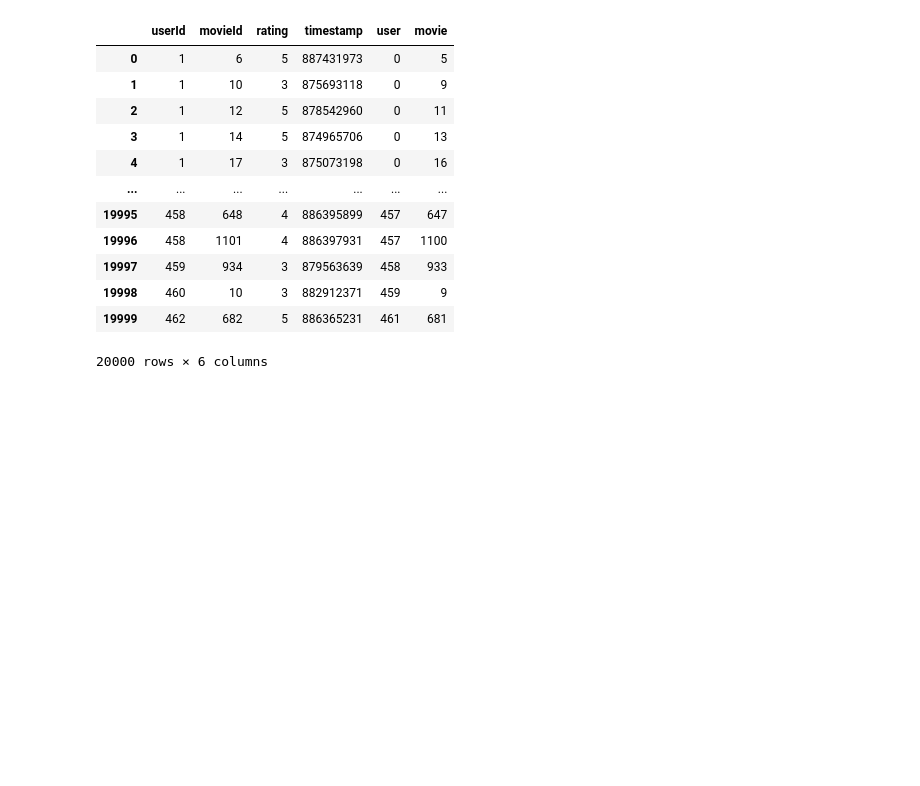
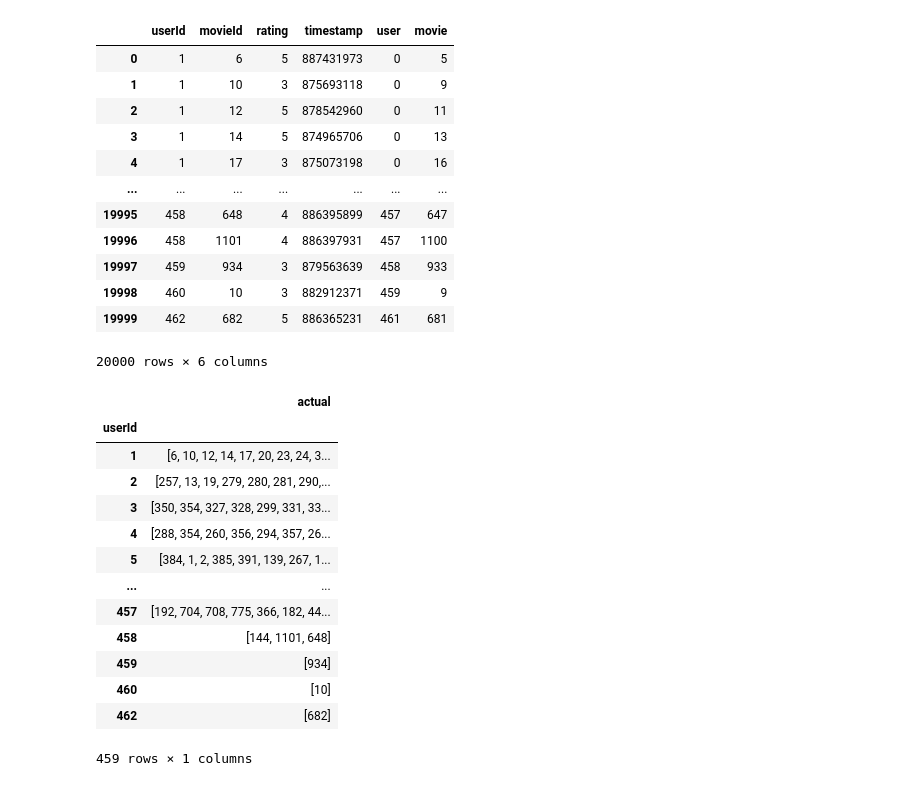
Before and after one commit to EeYeoKeat/Recommendation-System-Algorithms-in-Python, a Jupyter notebook: Collaborative Model With Keras/Movie_RecSys_CF_Matrix_Factorization.ipynb, the cells around one changed output. Drawn from its saved outputs; the diff is of its cells as text; code cells hidden in the pictures; blank space fills up the shorter version.

```diff
--- a/Collaborative Model With Keras/Movie_RecSys_CF_Matrix_Factorization.ipynb
+++ b/Collaborative Model With Keras/Movie_RecSys_CF_Matrix_Factorization.ipynb
@@ -146,6 +182,29 @@ test
 | 19998 | 460 | 10 | 3 | 882912371 | 459 | 9 |
 | 19999 | 462 | 682 | 5 | 886365231 | 461 | 681 |
 20000 rows × 6 columns
+# %%
+# Filter out the rating below 3 as we consider high rated items are those rating equal or above 3
+indexNames = test[test['rating'] < 3 ].index
+
+# Delete these row indexes from dataFrame
+high_test = test.copy().drop(indexNames)
+test_precision = high_test.copy().groupby('userId')['movieId'].agg(actual = lambda x: list(set(x)))
+test_precision
+# %% [output]
+|  | actual |
+| userId |  |
+| 1 | [6, 10, 12, 14, 17, 20, 23, 24, 3... |
+| 2 | [257, 13, 19, 279, 280, 281, 290,... |
+| 3 | [350, 354, 327, 328, 299, 331, 33... |
+| 4 | [288, 354, 260, 356, 294, 357, 26... |
+| 5 | [384, 1, 2, 385, 391, 139, 267, 1... |
+| ... | ... |
+| 457 | [192, 704, 708, 775, 366, 182, 44... |
+| 458 | [144, 1101, 648] |
+| 459 | [934] |
+| 460 | [10] |
+| 462 | [682] |
+459 rows × 1 columns
 # %%
 x_test = test[["user", "movie"]].values
 y_test = test["rating"].apply(lambda x: (x - min_rating) / (max_rating - min_rating)).values
```
Also changed, not shown: parts of 16 cells of this notebook.
